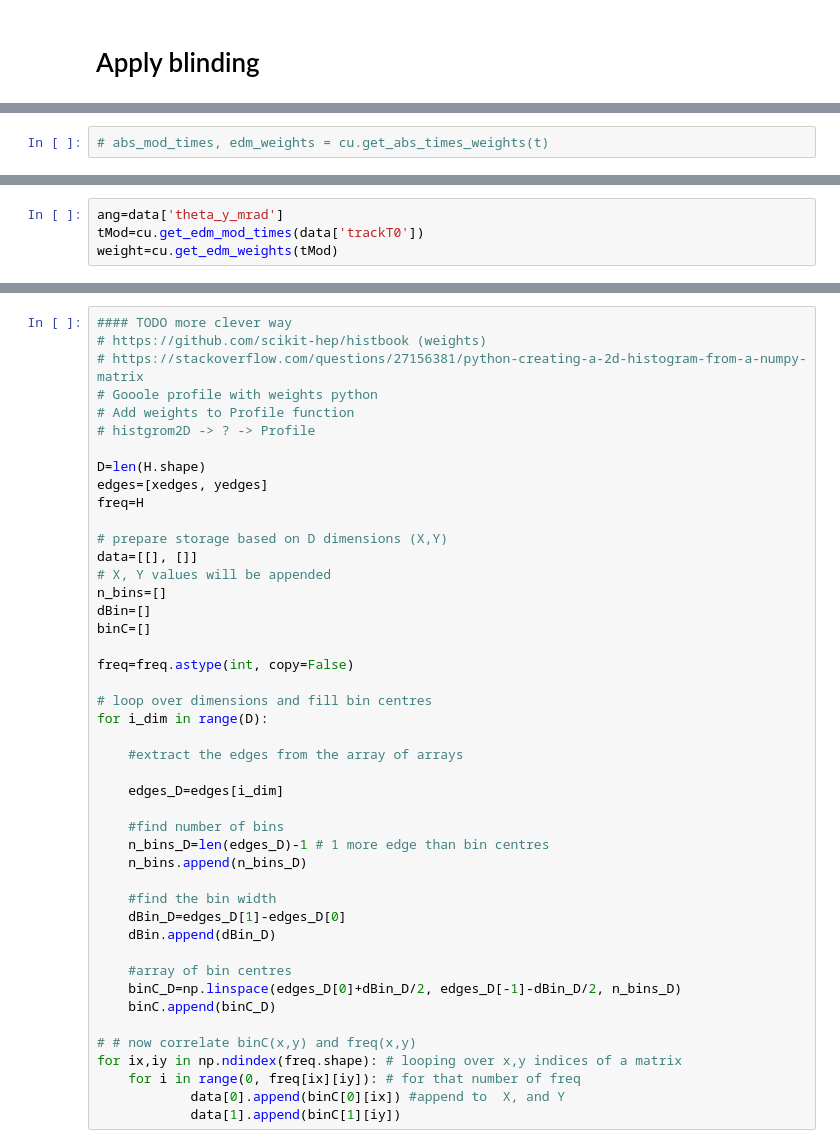
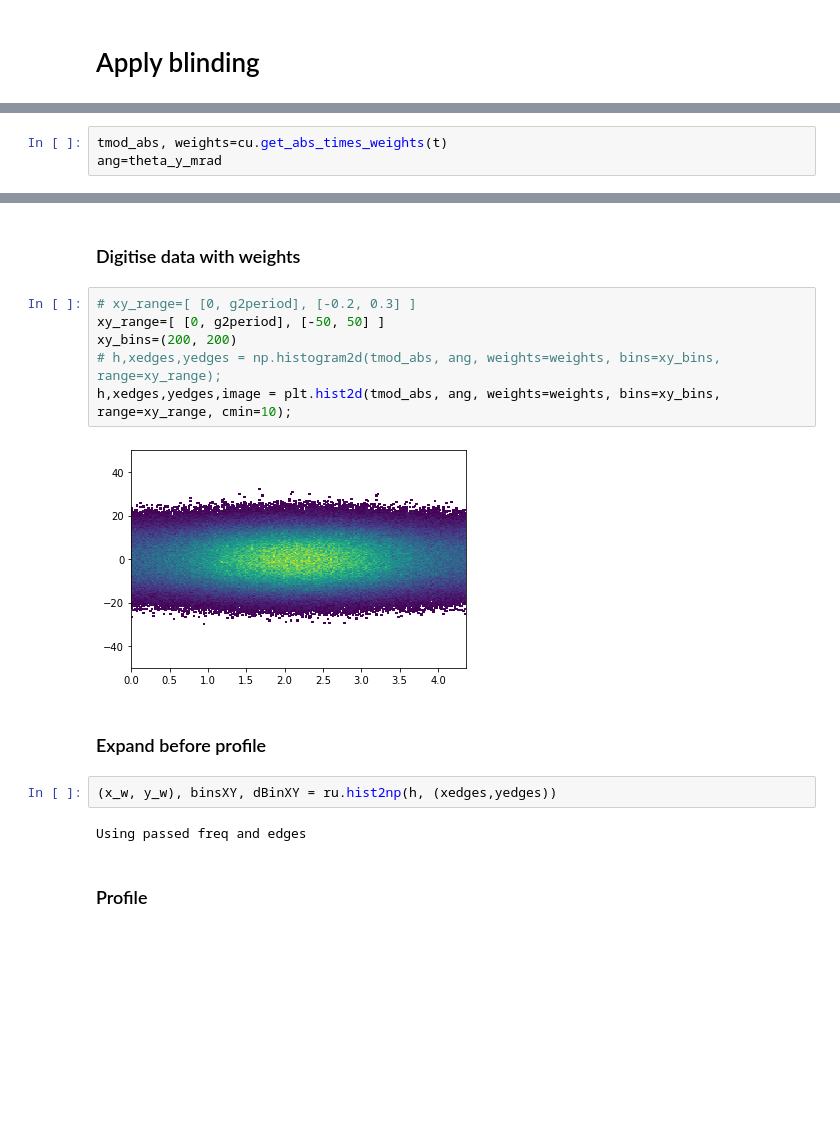
Before and after one commit to glukicov/EDMTracking, a Jupyter notebook: JupyterNB/Bz_sim.ipynb, the cells around one changed output, grey strips where cells are left out. Drawn from its saved outputs; the diff is of its cells as text; blank space fills up the shorter version.

```diff
--- a/JupyterNB/Bz_sim.ipynb
+++ b/JupyterNB/Bz_sim.ipynb
@@ -181,2 +189,3 @@ fig.savefig("../fig/truth_fit.png", dpi=300)
 # %%
-# abs_mod_times, edm_weights = cu.get_abs_times_weights(t)
+tmod_abs, weights=cu.get_abs_times_weights(t)
+ang=theta_y_mrad
@@ -192,4 +191,0 @@ hitAngleModRefl = TH2F("hitAngleModRefl", ";Time % #omega_{a} g2period [us];Angl
-# %%
-ang=data['theta_y_mrad']
-tMod=cu.get_edm_mod_times(data['trackT0'])
-weight=cu.get_edm_weights(tMod)
@@ -236,46 +192,19 @@ H, xedges, yedges = np.histogram2d(abs_mod_times, theta_y_mrad, bins=xy_bins, ra
-# %%
-#### TODO more clever way
-# https://github.com/scikit-hep/histbook (weights)
-# https://stackoverflow.com/questions/27156381/python-creating-a-2d-histogram-from-a-numpy-matrix
-# Gooole profile with weights python
-# Add weights to Profile function
-# histgrom2D -> ? -> Profile
-
-D=len(H.shape)
-edges=[xedges, yedges]
-freq=H
-
-# prepare storage based on D dimensions (X,Y)
-data=[[], []]
-# X, Y values will be appended
-n_bins=[]
-dBin=[]
-binC=[]
-
-freq=freq.astype(int, copy=False)
-
-# loop over dimensions and fill bin centres
-for i_dim in range(D):
-
-    #extract the edges from the array of arrays
-
-    edges_D=edges[i_dim]
-
-    #find number of bins
-    n_bins_D=len(edges_D)-1 # 1 more edge than bin centres
-    n_bins.append(n_bins_D)
-
-    #find the bin width
-    dBin_D=edges_D[1]-edges_D[0]
-    dBin.append(dBin_D)
-
-    #array of bin centres
-    binC_D=np.linspace(edges_D[0]+dBin_D/2, edges_D[-1]-dBin_D/2, n_bins_D)
-    binC.append(binC_D)
-
-# # now correlate binC(x,y) and freq(x,y)
-for ix,iy in np.ndindex(freq.shape): # looping over x,y indices of a matrix
-    for i in range(0, freq[ix][iy]): # for that number of freq
-            data[0].append(binC[0][ix]) #append to  X, and Y
-            data[1].append(binC[1][iy])
+# %% [markdown]
+### Digitise data with weights
+# %%
+# xy_range=[ [0, g2period], [-0.2, 0.3] ]
+xy_range=[ [0, g2period], [-50, 50] ]
+xy_bins=(200, 200)
+# h,xedges,yedges = np.histogram2d(tmod_abs, ang, weights=weights, bins=xy_bins, range=xy_range);
+h,xedges,yedges,image = plt.hist2d(tmod_abs, ang, weights=weights, bins=xy_bins, range=xy_range, cmin=10);
+# %% [output]
+[figure, added]
+# %% [markdown]
+### Expand before profile
+# %%
+(x_w, y_w), binsXY, dBinXY = ru.hist2np(h, (xedges,yedges))
+# %% [output]
+Using passed freq and edges
+# %% [markdown]
+### Profile
 # %%
```
Also changed, not shown: parts of 24 cells of this notebook, 4 other files.
